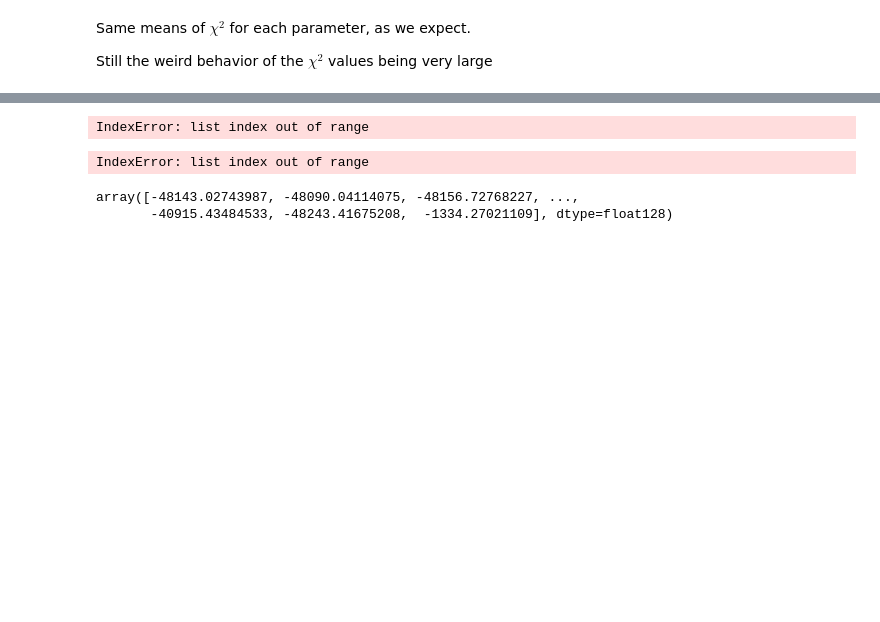
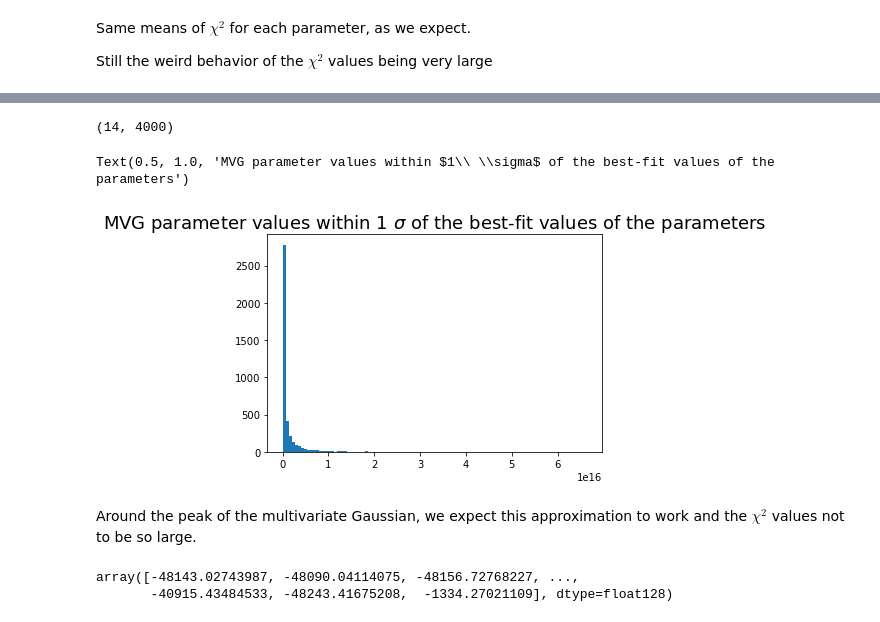
Before and after one commit to AliAlkadhim/PDF_Uncertainty, a Jupyter notebook: master_version/local/ALL_DATA_25k/Reweighting_2.ipynb, the cells around one changed output, grey strips where cells are left out. Cells and saved outputs as stored; diff of their text form; code cells hidden in the pictures; blank space fills up the shorter version.

```diff
--- a/master_version/local/ALL_DATA_25k/Reweighting_2.ipynb
+++ b/master_version/local/ALL_DATA_25k/Reweighting_2.ipynb
@@ -175,20 +192,15 @@ Text(0.5, 1.0, '$\\chi^2$ values within $1\\ \\sigma$ of the best-fit values of
-# %%
-chi2_within_1_sigma=[]
-# for i in range(4000+1):
-#     chi2_within_1_sigma.append(list_of_tuples[i][1])
-
-while i <= 4000:
-    chi2_within_1_sigma.append(list_of_tuples[i][1])
-    i+=1
-# %% [output]
-IndexError: list index out of range
-# %%
-chi2_filtered = []
-for i in range(4000):
-    chi2_filtered.append(list_of_tuples[i][0])
-plt.hist(np.array(chi2_filtered))
-# %% [output]
-IndexError: list index out of range
+# %%
+len(MVG_within_1_sigma), len(MVG_within_1_sigma[0])
+# %% [output]
+(14, 4000)
+# %%
+plt.hist(MVG_within_1_sigma[0], bins=100)
+plt.title('MVG parameter values within $1\ \sigma$ of the best-fit values of the parameters', fontsize=18)
+# %% [output]
+Text(0.5, 1.0, 'MVG parameter values within $1\\ \\sigma$ of the best-fit values of the parameters')
+[figure, added]
+# %% [markdown]
+Around the peak of the multivariate Gaussian, we expect this approximation to work and the $\chi^2$ values not to be so large.
 # %%
 chi2_array_ALL_DATA_4k - np.mean(chi2_array_ALL_DATA_4k)
 # %% [output]
```
Also changed, not shown: parts of 11 cells of this notebook, 1 other file.
